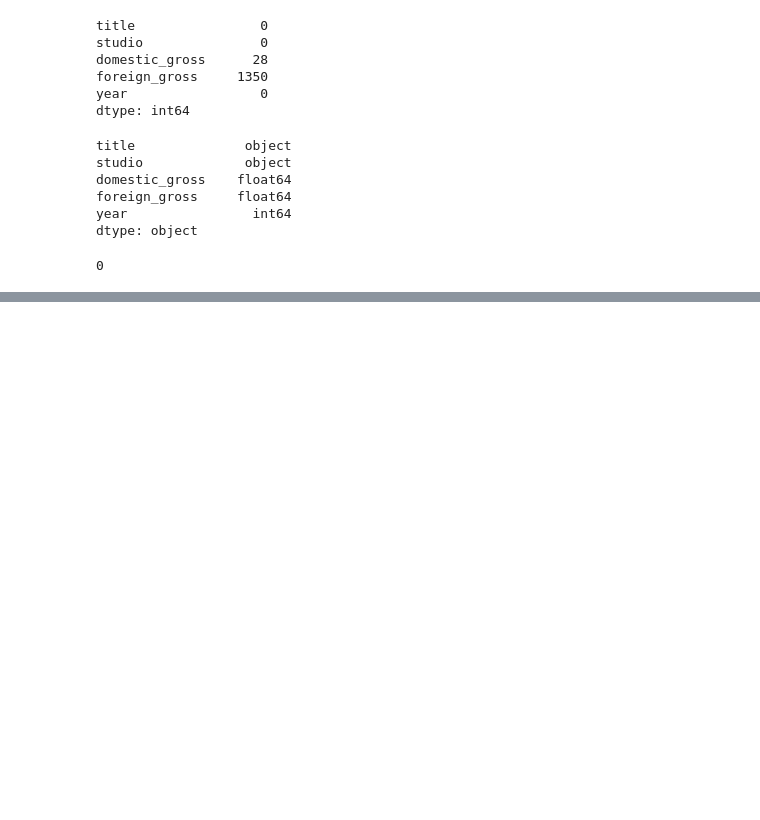
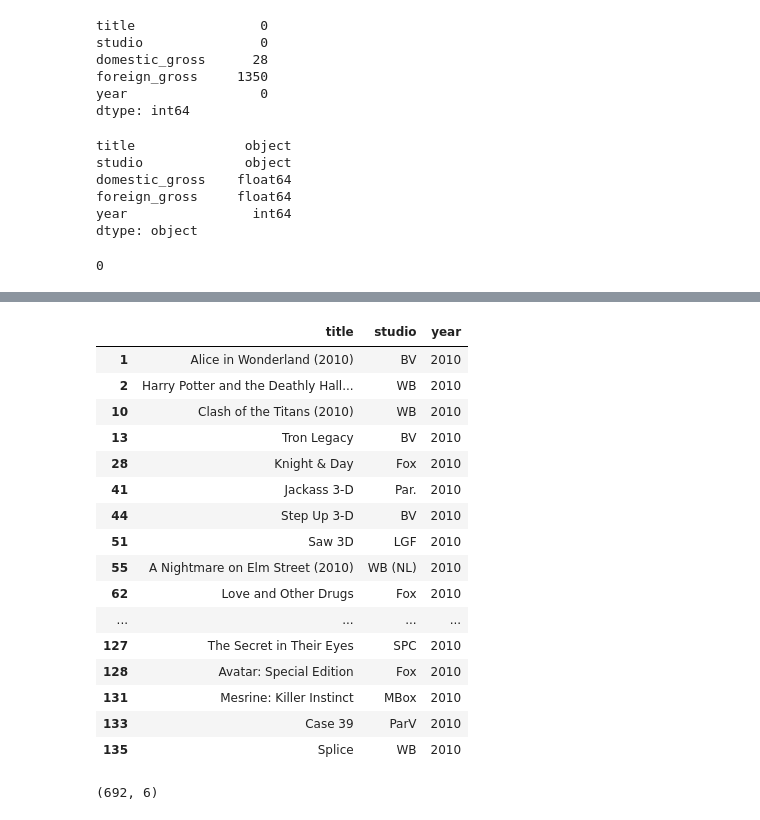
Before and after one commit to oliverkiplagat/Studio_Launch-Pad, a Jupyter notebook: student.ipynb, the cells around one changed output, grey strips where cells are left out. Saved outputs shown, nothing was run; the diff lists cells and outputs as text; code cells hidden in the pictures; blank space fills up the shorter version.

```diff
--- a/student.ipynb
+++ b/student.ipynb
@@ -493,0 +813,30 @@ bom.duplicated().sum()
+# %%
+# Identify BOM records that still do not have a standardized IMDb title match
+unmatched_bom = bom[
+    ~bom["title_clean"].isin(imdb_merged["title_clean"])
+]
+
+unmatched_bom[["title", "studio", "year"]].head(30)
+# %% [output]
+|  | title | studio | year |
+| 1 | Alice in Wonderland (2010) | BV | 2010 |
+| 2 | Harry Potter and the Deathly Hall... | WB | 2010 |
+| 10 | Clash of the Titans (2010) | WB | 2010 |
+| 13 | Tron Legacy | BV | 2010 |
+| 28 | Knight & Day | Fox | 2010 |
+| 41 | Jackass 3-D | Par. | 2010 |
+| 44 | Step Up 3-D | BV | 2010 |
+| 51 | Saw 3D | LGF | 2010 |
+| 55 | A Nightmare on Elm Street (2010) | WB (NL) | 2010 |
+| 62 | Love and Other Drugs | Fox | 2010 |
+| ... | ... | ... | ... |
+| 127 | The Secret in Their Eyes | SPC | 2010 |
+| 128 | Avatar: Special Edition | Fox | 2010 |
+| 131 | Mesrine: Killer Instinct | MBox | 2010 |
+| 133 | Case 39 | ParV | 2010 |
+| 135 | Splice | WB | 2010 |
+# %%
+# Count the remaining unmatched BOM records
+unmatched_bom.shape
+# %% [output]
+(692, 6)
```
Also changed, not shown: parts of 66 cells of this notebook.
